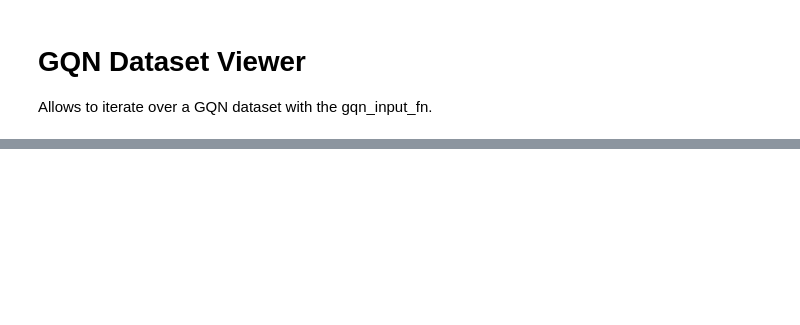
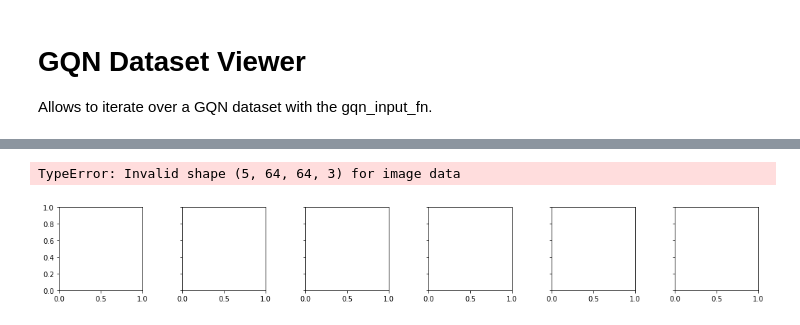
Before and after one commit to ogroth/tf-gqn, a Jupyter notebook: notebooks/gqn_dataset.ipynb, the cells around one changed output, grey strips where cells are left out. Saved outputs shown, nothing was run; the diff lists cells and outputs as text; code cells hidden in the pictures; blank space fills up the shorter version.

```diff
--- a/notebooks/gqn_dataset.ipynb
+++ b/notebooks/gqn_dataset.ipynb
@@ -66,0 +53,11 @@ sess.run(iterator.initializer)
+# %%
+for d in data_reader.dataset:
+    ctx_frames = d.query.context.frames
+    ctx_poses = d.query.context.cameras
+    tgt_frame = d.target
+    tgt_pose = d.query.query_camera
+    tuple_length = ctx_size + 1  # context points + 1 target
+    print(">>> Context frames:\t%s" % (ctx_frames.shape, ))
+    print(">>> Context poses: \t%s" % (ctx_poses.shape, ))
+    print(">>> Target frame:  \t%s" % (tgt_frame.shape, ))
+    print(">>> Target pose:   \t%s" % (tgt_pose.shape, ))
@@ -69,47 +84,50 @@ sess.run(iterator.initializer)
 skip_load = 1  # adjust this to skip through records
 
 # fetch & parse
-for _ in range(skip_load):
-    d, _ = sess.run(data)
-ctx_frames = d.query.context.frames
-ctx_poses = d.query.context.cameras
-tgt_frame = d.target
-tgt_pose = d.query.query_camera
-tuple_length = ctx_size + 1  # context points + 1 target
-print(">>> Context frames:\t%s" % (ctx_frames.shape, ))
-print(">>> Context poses: \t%s" % (ctx_poses.shape, ))
-print(">>> Target frame:  \t%s" % (tgt_frame.shape, ))
-print(">>> Target pose:   \t%s" % (tgt_pose.shape, ))
+# for _ in range(skip_load):
+#     d, _ = sess.run(data)
+# ctx_frames = d.query.context.frames
+# ctx_poses = d.query.context.cameras
+# tgt_frame = d.target
+# tgt_pose = d.query.query_camera
+# tuple_length = ctx_size + 1  # context points + 1 target
+# print(">>> Context frames:\t%s" % (ctx_frames.shape, ))
+# print(">>> Context poses: \t%s" % (ctx_poses.shape, ))
+# print(">>> Target frame:  \t%s" % (tgt_frame.shape, ))
+# print(">>> Target pose:   \t%s" % (tgt_pose.shape, ))
 
 # visualization constants
 MAX_COLS_PER_ROW = 6
 TILE_HEIGHT, TILE_WIDTH, TILE_PAD = 3.0, 3.0, 0.8
 np.set_printoptions(precision=2, suppress=True)
 
 # visualize all data tuples in the batch
 for n in range(batch_size):
     # define image grid
     ncols = int(np.min([tuple_length, MAX_COLS_PER_ROW]))
     nrows = int(np.ceil(tuple_length / MAX_COLS_PER_ROW))
     fig = plt.figure(figsize=(TILE_WIDTH * ncols, TILE_HEIGHT * nrows))
     grid = ImageGrid(
         fig, 111,  # similar to subplot(111)
         nrows_ncols=(nrows, ncols),
         axes_pad=TILE_PAD,  # pad between axes in inch.
     )
     # visualize context
     for ctx_idx in range(ctx_size):
         rgb = ctx_frames[n, ctx_idx]
         pose = ctx_poses[n, ctx_idx]
         caption = "ctx: %02d\nxyz:%s\nyp:%s" % \
             (ctx_idx + 1, pose[0:3], pose[3:])
         grid[ctx_idx].imshow(rgb)
         grid[ctx_idx].set_title(caption, loc='center')
     # visualize target
     rgb = tgt_frame[n]
     pose = tgt_pose[n]
     caption = "target\nxyz:%s\nyp:%s" % \
         (pose[0:3], pose[3:])
     grid[-1].imshow(rgb)
     grid[-1].set_title(caption, loc='center')
     plt.show()
+# %% [output]
+TypeError: Invalid shape (5, 64, 64, 3) for image data
+[figure, added]
```
Also changed, not shown: parts of 6 cells of this notebook, 1 other file.
